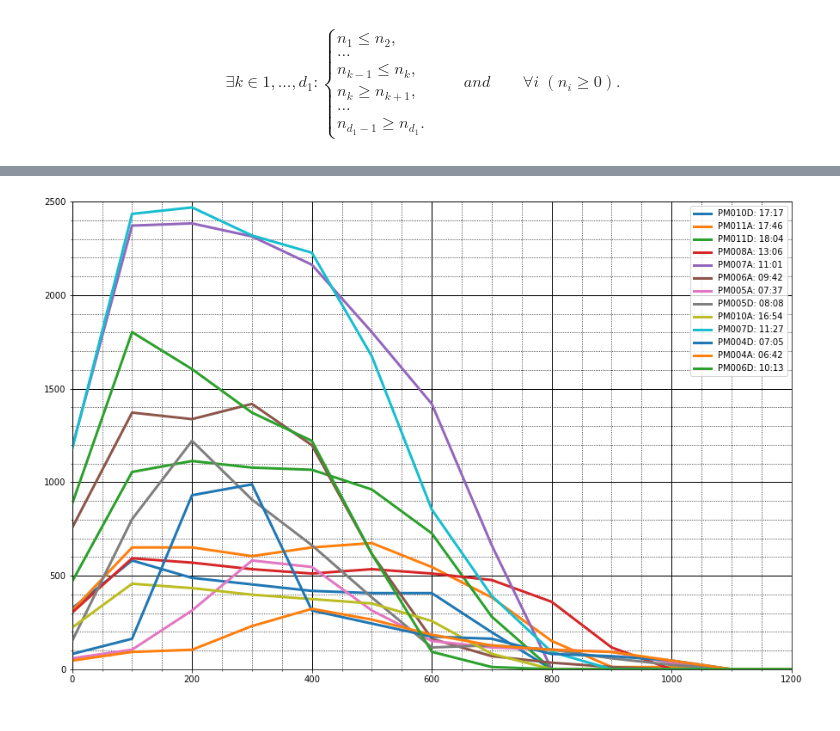
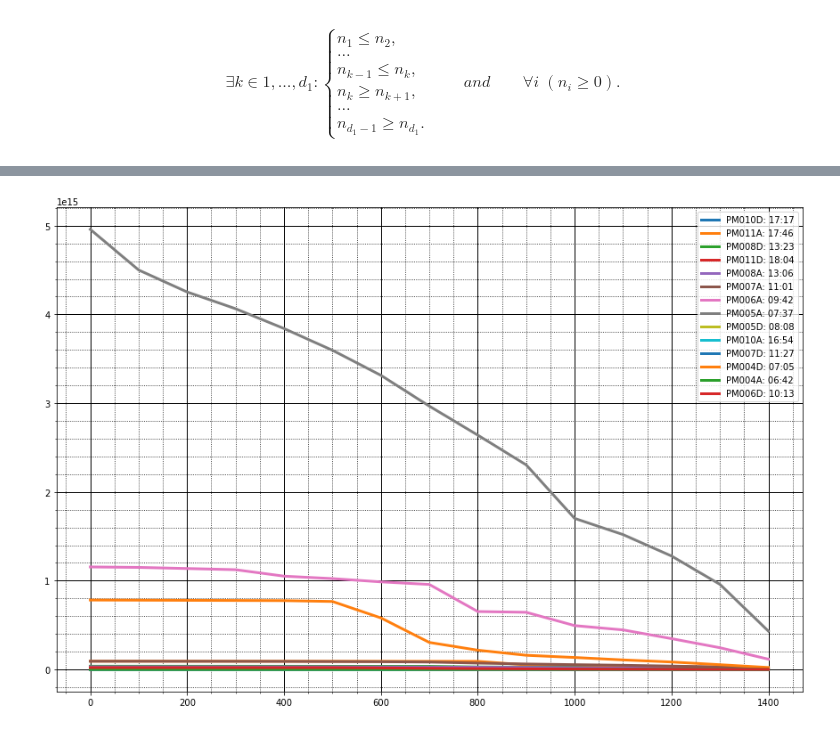
Before and after one commit to Mkrie/thesis, a Jupyter notebook: notebooks/recovery_profile.ipynb, the cells around one changed output, grey strips where cells are left out. Saved outputs shown, nothing was run; the diff lists cells and outputs as text; code cells hidden in the pictures.

```diff
--- a/notebooks/recovery_profile.ipynb
+++ b/notebooks/recovery_profile.ipynb
@@ -71,3 +71,10 @@ dict_profile_time = {("06", "42"): "PM004A",
                      ("17", "17"): "PM010D",
                      ("17", "46"): "PM011A",
                      ("18", "04"): "PM011D"}
+# %%
+prof_recovery = ProfileRec("profile_07_37.csv")
+rec = prof_recovery.linear_programming()
+print(rec)
+plt.plot(rec[0], rec[1])
+print(rec[2])
+plt.show()
@@ -77,14 +88,15 @@ for txt_path in Path(Path.cwd().parent,
                      "data", "profiles_1",
                      "csv").glob("*.csv"):
     #plt.title(txt_path.name.replace(".csv", "").replace("_", " "))
-    prof_recovery_obj = ProfileRecovery(txt_path.name)
+    prof_recovery_obj = ProfileRec(txt_path.name)
     prof_recovery = prof_recovery_obj.linear_programming()
+    print(prof_recovery)
     #plt.figure(figsize=(8, 6))
     plt.minorticks_on()
     plt.grid(which='major', color = 'k', linewidth = 1)
     plt.grid(which='minor', color = 'k', linestyle = ':')
-    plt.ylim(0, 2500)
-    plt.xlim(0, 1200)
+#     plt.ylim(0, 2500)
+#     plt.xlim(0, 1200)
     list_text = txt_path.name.replace(".csv", "").split("_")
     plt.plot(prof_recovery[0], prof_recovery[1], linewidth=3,
              label=f"{dict_profile_time.get(tuple(list_text[1:]))}: {list_text[1]}:{list_text[2]}")
@@ -94 +120 @@ plt.show()
-[figure, old version]
+[figure, new version]
```
Also changed, not shown: parts of 3 cells of this notebook, 6 other files.
